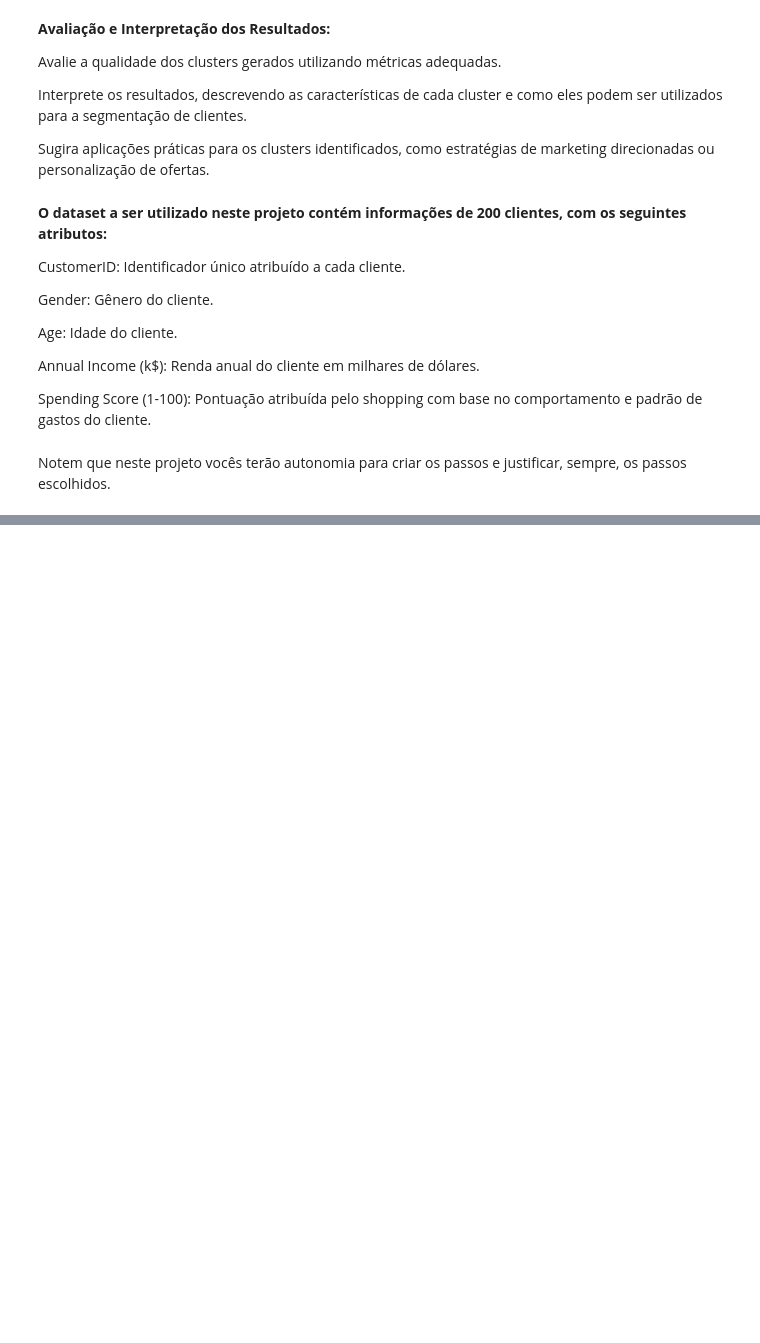
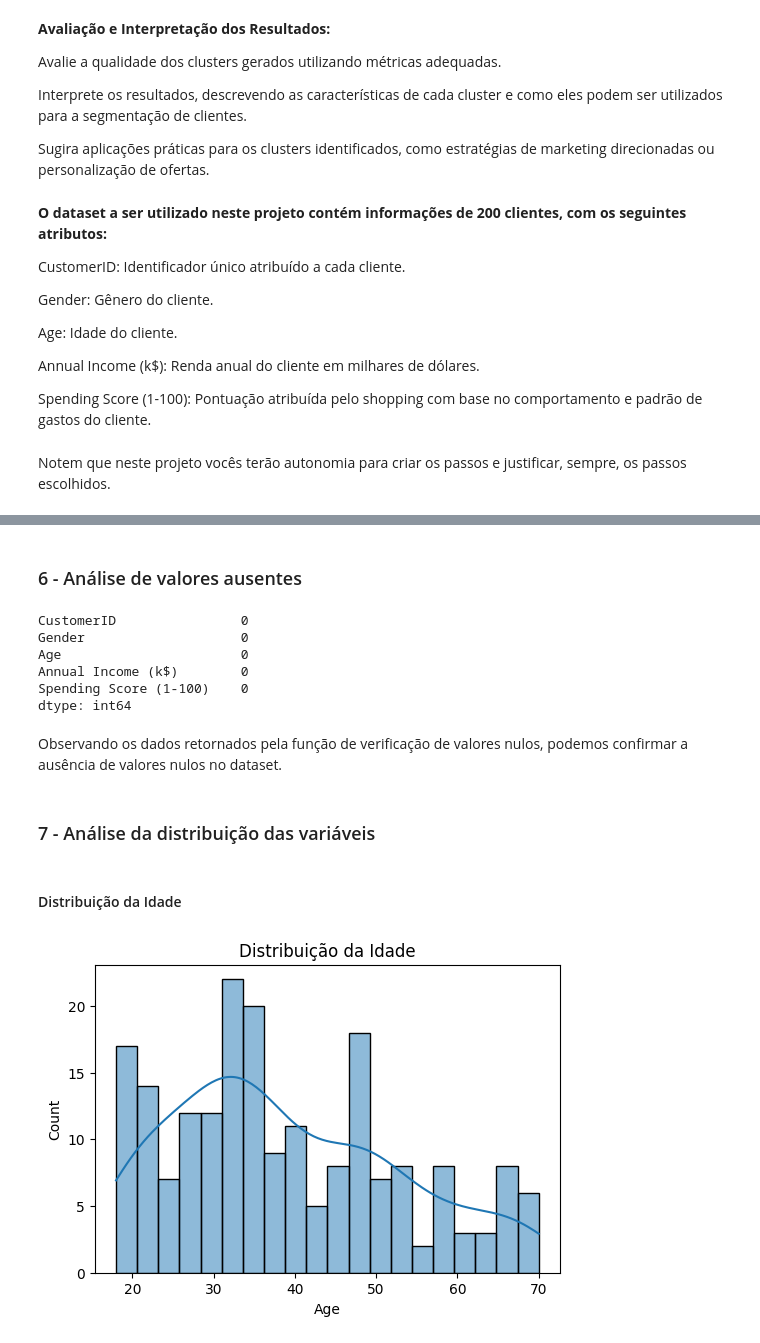
Before and after one commit to Rafarosa/ciencia_de_dados_v2, a Jupyter notebook: 08 - Modelos avançados/07 - Árvore X Random Forest/Projeto 07/Profissao Cientista de Dados M33 A1 Pratique.ipynb, the cells around one changed output, grey strips where cells are left out. Drawn from its saved outputs; the diff is of its cells as text; code cells hidden in the pictures; blank space fills up the shorter version.

```diff
--- a/08 - Modelos avançados/07 - Árvore X Random Forest/Projeto 07/Profissao Cientista de Dados M33 A1 Pratique.ipynb
+++ b/08 - Modelos avançados/07 - Árvore X Random Forest/Projeto 07/Profissao Cientista de Dados M33 A1 Pratique.ipynb
@@ -46,0 +73,3 @@ Notem que neste projeto vocês terão autonomia para criar os passos e justifica
+# %%
+df = pd.read_csv('Mall_Customers.csv')
+df.head()
@@ -46,0 +151,24 @@ Notem que neste projeto vocês terão autonomia para criar os passos e justifica
+# %% [markdown]
+### 6 - Análise de valores ausentes
+# %%
+df.isnull().sum()
+# %% [output]
+CustomerID                0
+Gender                    0
+Age                       0
+Annual Income (k$)        0
+Spending Score (1-100)    0
+dtype: int64
+# %% [markdown]
+Observando os dados retornados pela função de verificação de valores nulos, podemos confirmar a ausência de valores nulos no dataset.
+# %% [markdown]
+### 7 - Análise da distribuição das variáveis
+# %% [markdown]
+#### Distribuição da Idade
+# %%
+plt.figure(figsize=(6,4))
+sns.histplot(df['Age'], bins=20, kde=True)
+plt.title('Distribuição da Idade')
+plt.show()
+# %% [output]
+[figure, added]
```
Also changed, not shown: parts of 71 cells of this notebook, 1 other file.
